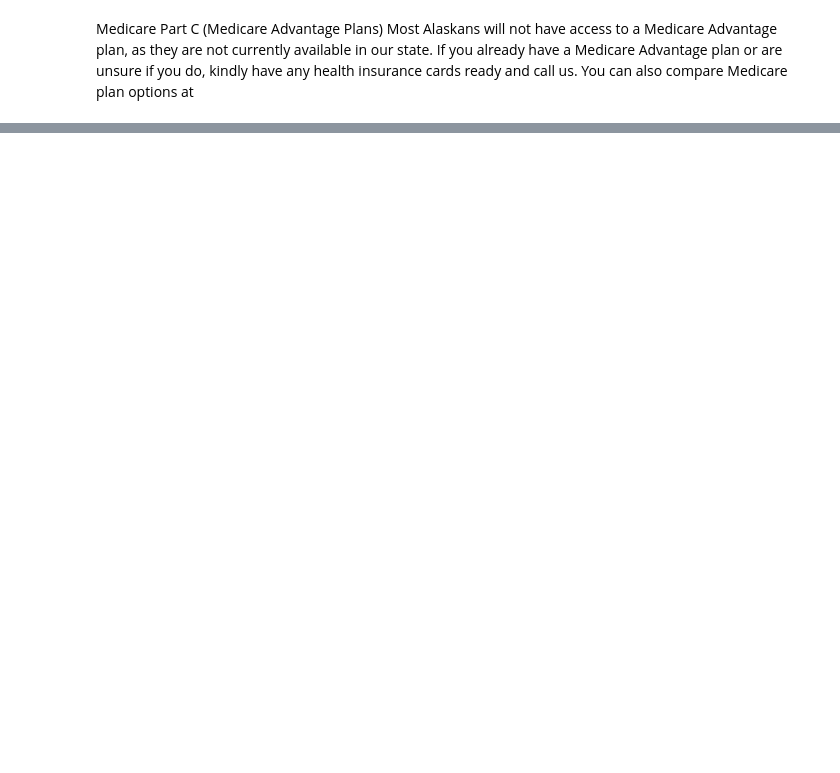
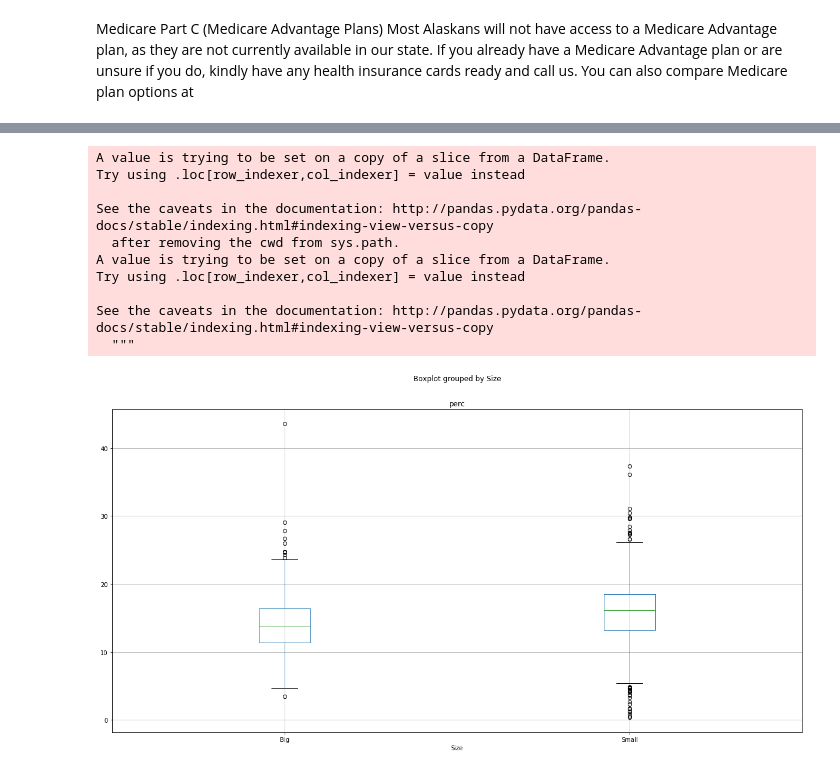
Before and after one commit to younesk93/Project-1, a Jupyter notebook: Project/SM-Main.ipynb, the cells around one changed output, grey strips where cells are left out. Saved outputs shown, nothing was run; the diff lists cells and outputs as text; code cells hidden in the pictures; blank space fills up the shorter version.

Commit message:
Thursday Classwork and Ttest

```diff
--- a/Project/SM-Main.ipynb
+++ b/Project/SM-Main.ipynb
@@ -310,0 +262,32 @@ Object `increasing` not found.
+# %%
+BigCounty = PopvMed[PopvMed.TOT_POP > np.percentile(PopvMed.TOT_POP,75)]
+SmallCounty = PopvMed[PopvMed.TOT_POP < np.percentile(PopvMed.TOT_POP,25)]
+
+BigCounty["Size"] = "Big"
+SmallCounty["Size"] = "Small"
+
+
+BigCounty = BigCounty[['Size', 'perc']]
+SmallCounty = SmallCounty[['Size', 'perc']]
+
+AllCounty = [BigCounty, SmallCounty]
+
+AllCounty = pd.concat(AllCounty).reset_index(drop=True)
+
+boxplotimage = AllCounty.boxplot("perc", by="Size", figsize=(20, 10))
+stats.ttest_ind(BigCounty.perc, SmallCounty.perc, equal_var=False)
+
+fig = boxplotimage.get_figure()
+fig.savefig("boxplot_med.png")
+# %% [output]
+A value is trying to be set on a copy of a slice from a DataFrame.
+Try using .loc[row_indexer,col_indexer] = value instead
+
+See the caveats in the documentation: http://pandas.pydata.org/pandas-docs/stable/indexing.html#indexing-view-versus-copy
+  after removing the cwd from sys.path.
+A value is trying to be set on a copy of a slice from a DataFrame.
+Try using .loc[row_indexer,col_indexer] = value instead
+
+See the caveats in the documentation: http://pandas.pydata.org/pandas-docs/stable/indexing.html#indexing-view-versus-copy
+  """
+[figure, added]
```
Also changed, not shown: parts of 24 cells of this notebook, 7 other files.
